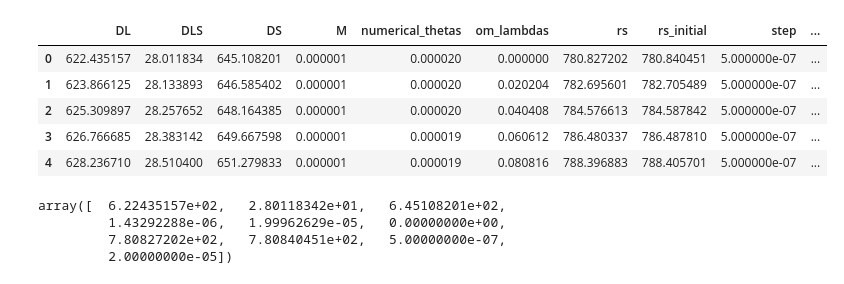
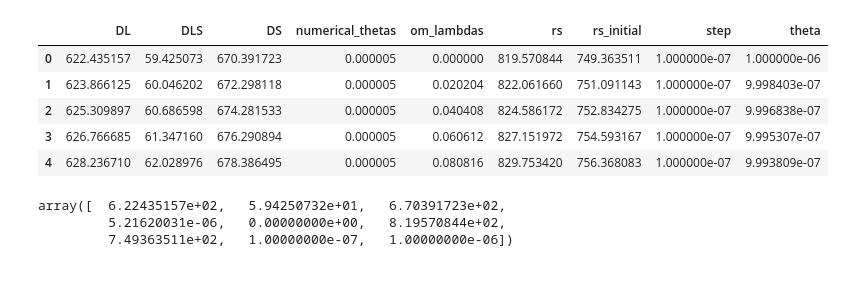
Before and after one commit to lingxz/lightbending, a Jupyter notebook: different_lambdas_ltb.ipynb, the cells around one changed output. Cells and saved outputs as stored; diff of their text form; code cells hidden in the pictures.

```diff
--- a/different_lambdas_ltb.ipynb
+++ b/different_lambdas_ltb.ipynb
@@ -7,20 +7,19 @@ import scipy.integrate as spi
 plt.style.use('seaborn-white')
 %matplotlib inline
 # %%
-filename = 'data/diff_lambdas_const_rh2.csv'
+filename = 'data/diff_lambdas_ltb_cheese.csv'
 df = pd.read_csv(filename)
 df.head()
 # %% [output]
-|  | DL | DLS | DS | M | numerical_thetas | om_lambdas | rs | rs_initial | step | ... |
-| 0 | 622.435157 | 28.011834 | 645.108201 | 0.000001 | 0.000020 | 0.000000 | 780.827202 | 780.840451 | 5.000000e-07 | ... |
-| 1 | 623.866125 | 28.133893 | 646.585402 | 0.000001 | 0.000020 | 0.020204 | 782.695601 | 782.705489 | 5.000000e-07 | ... |
-| 2 | 625.309897 | 28.257652 | 648.164385 | 0.000001 | 0.000020 | 0.040408 | 784.576613 | 784.587842 | 5.000000e-07 | ... |
-| 3 | 626.766685 | 28.383142 | 649.667598 | 0.000001 | 0.000019 | 0.060612 | 786.480337 | 786.487810 | 5.000000e-07 | ... |
-| 4 | 628.236710 | 28.510400 | 651.279833 | 0.000001 | 0.000019 | 0.080816 | 788.396883 | 788.405701 | 5.000000e-07 | ... |
+|  | DL | DLS | DS | numerical_thetas | om_lambdas | rs | rs_initial | step | theta |
+| 0 | 622.435157 | 59.425073 | 670.391723 | 0.000005 | 0.000000 | 819.570844 | 749.363511 | 1.000000e-07 | 1.000000e-06 |
+| 1 | 623.866125 | 60.046202 | 672.298118 | 0.000005 | 0.020204 | 822.061660 | 751.091143 | 1.000000e-07 | 9.998403e-07 |
+| 2 | 625.309897 | 60.686598 | 674.281533 | 0.000005 | 0.040408 | 824.586172 | 752.834275 | 1.000000e-07 | 9.996838e-07 |
+| 3 | 626.766685 | 61.347160 | 676.290894 | 0.000005 | 0.060612 | 827.151972 | 754.593167 | 1.000000e-07 | 9.995307e-07 |
+| 4 | 628.236710 | 62.028976 | 678.386495 | 0.000005 | 0.080816 | 829.753420 | 756.368083 | 1.000000e-07 | 9.993809e-07 |
 # %%
 df.values[0]
 # %% [output]
-array([  6.22435157e+02,   2.80118342e+01,   6.45108201e+02,
-         1.43292288e-06,   1.99962629e-05,   0.00000000e+00,
-         7.80827202e+02,   7.80840451e+02,   5.00000000e-07,
-         2.00000000e-05])
+array([  6.22435157e+02,   5.94250732e+01,   6.70391723e+02,
+         5.21620031e-06,   0.00000000e+00,   8.19570844e+02,
+         7.49363511e+02,   1.00000000e-07,   1.00000000e-06])
```
Also changed, not shown: parts of 8 cells of this notebook, 29 other files.
